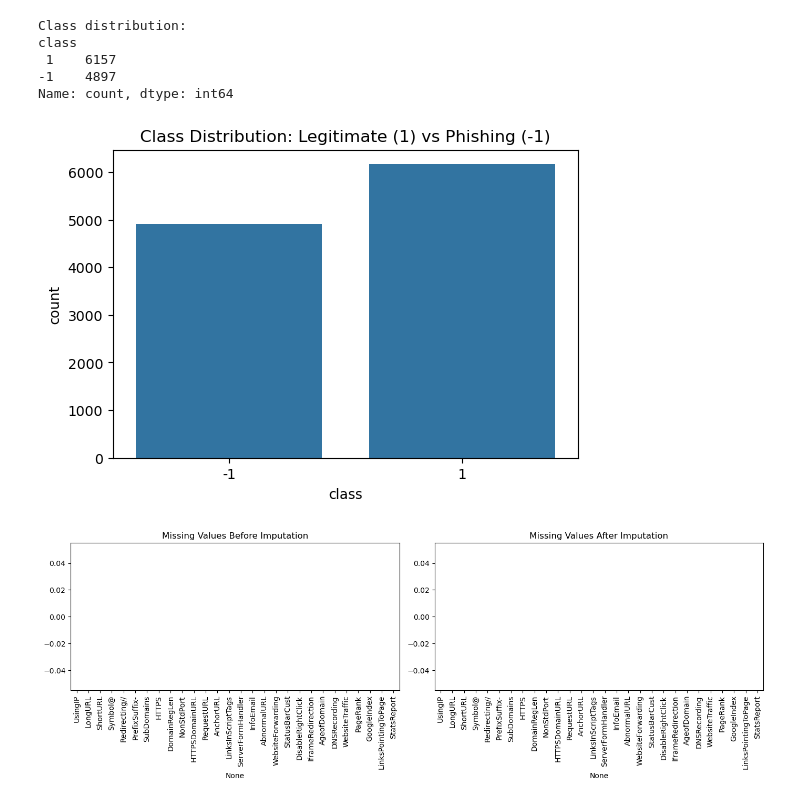
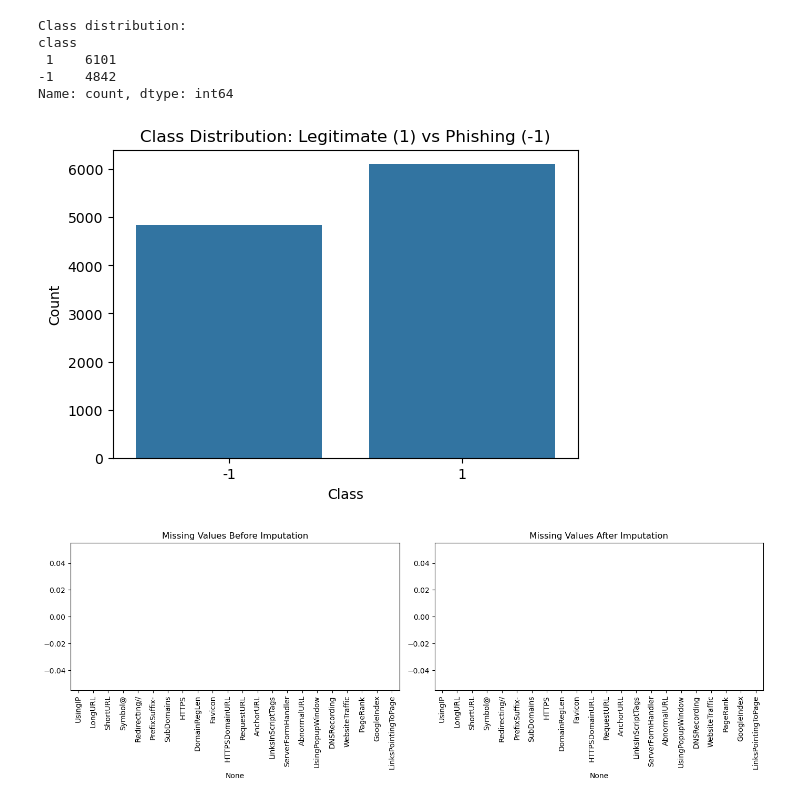
Before and after one commit to abedassi2001/CyberSecurity-PipeLine, a Jupyter notebook: PipeLineCode.ipynb, the cells around one changed output. Drawn from its saved outputs; the diff is of its cells as text; code cells hidden in the pictures.

```diff
--- a/PipeLineCode.ipynb
+++ b/PipeLineCode.ipynb
@@ -6,6 +75,7 @@ from sklearn.metrics import classification_report, confusion_matrix, accuracy_sc
 import matplotlib.pyplot as plt
 import seaborn as sns
 # %%
+df = pd.read_csv("phishing.csv")
 df.columns
 # %% [output]
 Index(['Index', 'UsingIP', 'LongURL', 'ShortURL', 'Symbol@', 'Redirecting//',
@@ -18,0 +104,22 @@ Index(['Index', 'UsingIP', 'LongURL', 'ShortURL', 'Symbol@', 'Redirecting//',
+# %%
+features_to_remove = [
+    'Index',               # Just a row ID
+    'AgeofDomain',         # May be missing or unreliable
+    'DisableRightClick',   # Many legitimate sites also disable right-click
+    'IframeRedirection',   # Used on both phishing and legit sites
+    'StatusBarCust',       # Many legit sites customize the status bar
+    'StatsReport',         # May contain outdated or irrelevant stats
+    'NonStdPort',          # Rarely used and may not be useful
+    'WebsiteForwarding',   # Unreliable for classification
+    'InfoEmail',   # Just the presence of email, weak signal
+    'Favicon'     #correlated with usingpopupwindow
+    'UsingPopupWindow'  # Many legitimate sites use popups for various reasons
+]
+
+# Separate target first before dropping
+y = df['class']
+
+# Drop only columns that exist and exclude 'class' from dropping here
+cols_to_drop = [col for col in features_to_remove if col in df.columns]
+X = df.drop(columns=cols_to_drop + ['class'])  # drop unwanted features and the target column
+X.columns
@@ -73,19 +195,25 @@ df.describe()
 # %%
+import matplotlib.pyplot as plt
+import seaborn as sns
+
+# Print class distribution
 print("\nClass distribution:")
-print(df['class'].value_counts())
+print(y.value_counts())
 
 # Plot class distribution
-plt.figure(figsize=(6,4))
-sns.countplot(x='class', data=df)
+plt.figure(figsize=(6, 4))
+sns.countplot(x=y)
 plt.title('Class Distribution: Legitimate (1) vs Phishing (-1)')
+plt.xlabel('Class')
+plt.ylabel('Count')
 plt.show()
 # %% [output]
 Class distribution:
 class
- 1    6157
--1    4897
+ 1    6101
+-1    4842
 Name: count, dtype: int64
-[figure, old version]
+[figure, new version]
 # %%
 import matplotlib.pyplot as plt
 import seaborn as sns
@@ -121,7 +249,7 @@ plt.xticks(rotation=90)
 plt.tight_layout()
 plt.show()
 # %% [output]
-[figure, old version]
+[figure, new version]
 # %%
 binary_cols = [col for col in df.columns if df[col].nunique() == 2]
 
```
Also changed, not shown: parts of 24 cells of this notebook.
